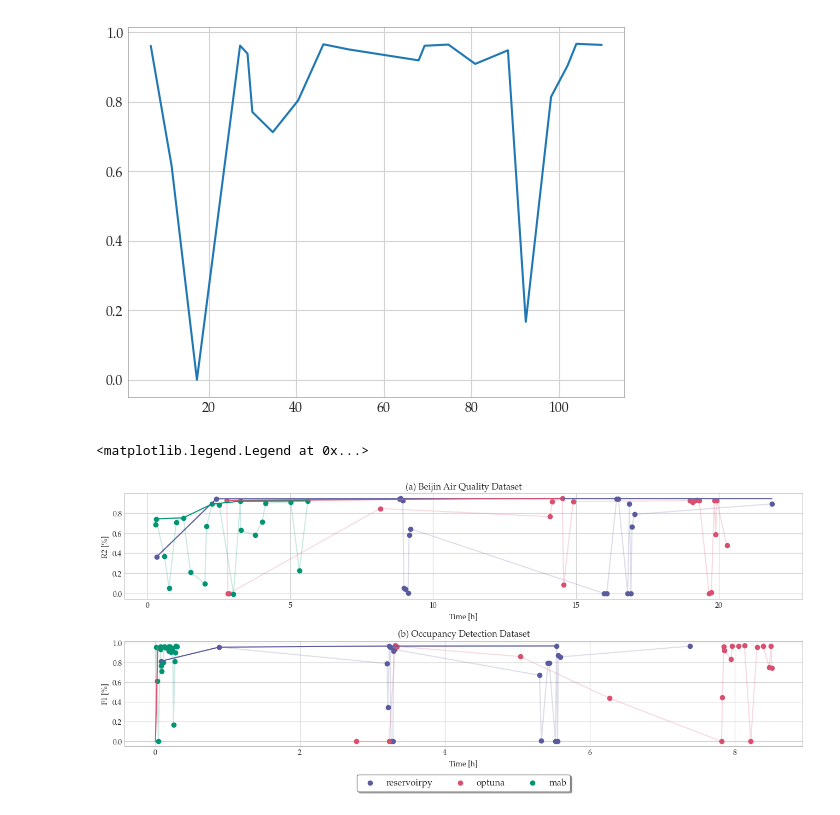
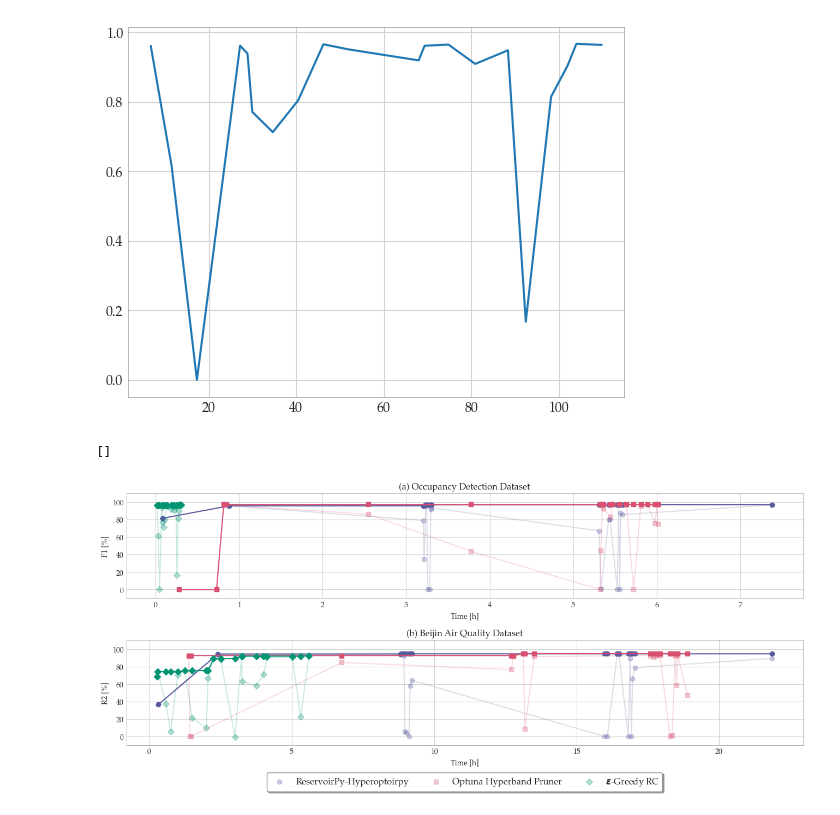
Before and after one commit to MatteoMendula/IJCNN2025, a Jupyter notebook: timelines.ipynb, the cells around one changed output. Drawn from its saved outputs; the diff is of its cells as text; code cells hidden in the pictures.

```diff
--- a/timelines.ipynb
+++ b/timelines.ipynb
@@ -130,7 +130,7 @@ with open(f"{hyperband_base_path}/{hyperband_file}", "r") as f:
 
 
 # subtract the minimum timestamp from all timestamps
-min_timestamp = min([parse_to_ms(ts) for ts in optuna_timestamps]) - 1000
+min_timestamp = min([parse_to_ms(ts) for ts in optuna_timestamps]) - 500
 optuna_timestamps = [parse_to_ms(ts) - min_timestamp for ts in optuna_timestamps]
 
 plt.plot(optuna_timestamps, optuna_r2s )
@@ -304,7 +313,7 @@ for reservoirpy_file in reservoirpy_order:
 for i in range(1, len(reservoirpy_durations_occupancy)):
     reservoirpy_durations_occupancy[i] += reservoirpy_durations_occupancy[i - 1]
 
-# reservoirpy_durations_occupancy[0] = 0
+reservoirpy_durations_occupancy[0] = reservoirpy_durations_occupancy[0]
 
 plt.plot(reservoirpy_durations_occupancy, reservoirpy_f1_occupancy, label="reservoirpy")
 # %% [output]
@@ -332,7 +341,7 @@ with open(f"{hyperband_base_path}/{hyperband_file}", "r") as f:
 
 
 # subtract the minimum timestamp from all timestamps
-min_timestamp = min([parse_to_ms(ts) for ts in optuna_timestamps_occupancy]) - 1000
+min_timestamp = min([parse_to_ms(ts) for ts in optuna_timestamps_occupancy]) - 100
 optuna_timestamps_occupancy = [parse_to_ms(ts) - min_timestamp for ts in optuna_timestamps_occupancy]
 
 plt.plot(optuna_timestamps_occupancy, optuna_f1s_occupancy )
@@ -416,89 +425,120 @@ optuna_f1s_occupancy_best = []
 mab_times_occupancy_best = []
 mab_f1_occupancy_best = []
 
+print(optuna_timestamps_occupancy_best)
+
 for i in range(len(reservoirpy_f1_occupancy)):
     if len(reservoirpy_durations_occupancy_best) == 0 or reservoirpy_f1_occupancy[i] > reservoirpy_f1_occupancy_best[-1]:
         reservoirpy_durations_occupancy_best += [reservoirpy_durations_occupancy[i]]
         reservoirpy_f1_occupancy_best += [reservoirpy_f1_occupancy[i]]
+    else:
+        reservoirpy_f1_occupancy_best += [reservoirpy_f1_occupancy_best[-1]]
+        reservoirpy_durations_occupancy_best += [reservoirpy_durations_occupancy[i]]
 
 for i in range(len(optuna_f1s_occupancy)):
     if len(optuna_timestamps_occupancy_best) == 0 or optuna_f1s_occupancy[i] > optuna_f1s_occupancy_best[-1]:
         optuna_timestamps_occupancy_best += [optuna_timestamps_occupancy[i]]
         optuna_f1s_occupancy_best += [optuna_f1s_occupancy[i]]
+    else:
+        optuna_f1s_occupancy_best += [optuna_f1s_occupancy_best[-1]]
+        optuna_timestamps_occupancy_best += [optuna_timestamps_occupancy[i]]
 
 for i in range(len(mab_f1_occupancy)):
     if len(mab_times_occupancy_best) == 0 or mab_f1_occupancy[i] > mab_f1_occupancy_best[-1]:
         mab_times_occupancy_best += [mab_times_occupancy[i]]
         mab_f1_occupancy_best += [mab_f1_occupancy[i]]
+    else:
+        mab_f1_occupancy_best += [mab_f1_occupancy_best[-1]]
+        mab_times_occupancy_best += [mab_times_occupancy[i]]
 
 
 # parse all time / 360
 reservoirpy_durations_occupancy_best = [x / 360 for x in reservoirpy_durations_occupancy_best]
 reservoirpy_durations_occupancy = [x / 360 for x in reservoirpy_durations_occupancy]
-optuna_timestamps_occupancy_best = [x / 360 for x in optuna_timestamps_best]
+optuna_timestamps_occupancy_best = [x / 360 for x in optuna_timestamps_occupancy_best]
 optuna_timestamps_occupancy = [x / 360 for x in optuna_timestamps_occupancy]
 mab_times_occupancy_best = [x / 360 for x in mab_times_occupancy_best]
 mab_times_occupancy = [x / 360 for x in mab_times_occupancy]
+# %% [output]
+[]
 # %%
 fig, axes = plt.subplots(2, 1, figsize=(16, 6))
 plt.subplots_adjust(hspace=0.4)
 
+markers = [
+    "o",
+    "s",
+    "D",
+    "v",
+]
+
 # Plot 1: CPU and RAM usage
-ax = axes[0]
+ax = axes[1]
 
-ax.plot(reservoirpy_durations_best, reservoirpy_r2_best, color=colors[0])
+ax.plot(reservoirpy_durations_best, reservoirpy_r2_best, color=colors[0], marker=markers[0])
 ax.plot(reservoirpy_durations, reservoirpy_r2, alpha=0.2, color=colors[0])
-ax.scatter(reservoirpy_durations, reservoirpy_r2, label="reservoirpy", color=colors[0])
+ax.scatter(reservoirpy_durations, reservoirpy_r2, label="ReservoirPy-Hyperoptoirpy", color=colors[0], marker=markers[0], alpha=0.3)
 
-ax.plot(optuna_timestamps_best, optuna_r2s_best, color=colors[1])
+ax.plot(optuna_timestamps_best, optuna_r2s_best, color=colors[1], marker=markers[1])
 ax.plot(optuna_timestamps, optuna_r2s, alpha=0.2, color=colors[1])
-ax.scatter(optuna_timestamps, optuna_r2s, label="optuna", color=colors[1])
+ax.scatter(optuna_timestamps, optuna_r2s, label="Optuna Hyperband Pruner", color=colors[1], marker=markers[1], alpha=0.3)
 
-ax.plot(mab_times_best, mab_r2_best, color=colors[2])
+ax.plot(mab_times_best, mab_r2_best, color=colors[2], marker=markers[2])
 ax.plot(mab_times, mab_r2, alpha=0.2, color=colors[2])
-ax.scatter(mab_times, mab_r2, label="mab", color=colors[2])
+ax.scatter(mab_times, mab_r2, label=r"$\epsilon$"+"-Greedy RC", color=colors[2], marker=markers[2], alpha=0.3)
 # place legend bottom right
 # ax.legend(loc="lower right")
 ax.set_ylabel("R2 [%]")
 ax.set_xlabel("Time [h]")
-ax.set_title("(a) Beijin Air Quality Dataset")
+ax.set_title("(b) Beijin Air Quality Dataset")
+ax.legend(loc='center', bbox_to_anchor=(0.5, -0.35), fancybox=True, shadow=True, ncol=3, fontsize=12)
+ax.set_ylim(-0.1, 1.1)
+ax.set_yticks([0, 0.2, 0.4, 0.6, 0.8, 1])
+# set y labels
+ax.set_yticklabels([0, '20', '40', '60', '80', '100'])
 
 # ax.set_yscale('symlog', linthresh=0.8)  # Linear scale near 0, log scale otherwise
 
 # Customizing ticks
 # ax.set_yticks([-300, 0, 0.5, 0.9])
 # ax.set_yticklabels(['-300', '0', '0.5', '0.9'])
 
 # ---------------------------------------------------------------------------
 
-ax = axes[1]
+ax = axes[0]
 
-ax.plot(reservoirpy_durations_occupancy_best, reservoirpy_f1_occupancy_best, color=colors[0])
+ax.plot(reservoirpy_durations_occupancy_best, reservoirpy_f1_occupancy_best, color=colors[0], marker=markers[0], label="ReservoirPy-Hyperopt")
 ax.plot(reservoirpy_durations_occupancy, reservoirpy_f1_occupancy, alpha=0.2, color=colors[0])
-ax.scatter(reservoirpy_durations_occupancy, reservoirpy_f1_occupancy, label="reservoirpy", color=colors[0])
+ax.scatter(reservoirpy_durations_occupancy, reservoirpy_f1_occupancy, color=colors[0], marker=markers[0], alpha=0.3)
 
-ax.plot(optuna_timestamps_occupancy_best, optuna_f1s_occupancy_best, color=colors[1])
+ax.plot(optuna_timestamps_occupancy_best, optuna_f1s_occupancy_best, color=colors[1], marker=markers[1], label="Optuna Hyperband Pruner")
 ax.plot(optuna_timestamps_occupancy, optuna_f1s_occupancy, alpha=0.2, color=colors[1])
-ax.scatter(optuna_timestamps_occupancy, optuna_f1s_occupancy, label="optuna", color=colors[1])
+ax.scatter(optuna_timestamps_occupancy, optuna_f1s_occupancy, color=colors[1], marker=markers[1], alpha=0.3)
 
-ax.plot(mab_times_occupancy_best, mab_f1_occupancy_best, color=colors[2])
+ax.plot(mab_times_occupancy_best, mab_f1_occupancy_best, color=colors[2], marker=markers[2], label=r"$\epsilon$"+"-Greedy RC")
 ax.plot(mab_times_occupancy, mab_f1_occupancy, alpha=0.2, color=colors[2])
-ax.scatter(mab_times_occupancy, mab_f1_occupancy, label="mab", color=colors[2])
+ax.scatter(mab_times_occupancy, mab_f1_occupancy, color=colors[2], marker=markers[2], alpha=0.3)
 
 # place legend bottom right
 # ax.legend(loc="lower right")
 
 ax.set_ylabel("F1 [%]")
 ax.set_xlabel("Time [h]")
-ax.set_title("(b) Occupancy Detection Dataset")
+ax.set_title("(a) Occupancy Detection Dataset")
+ax.set_ylim(-0.1, 1.1)
+ax.set_yticks([0, 0.2, 0.4, 0.6, 0.8, 1])
+# set y labels
+ax.set_yticklabels([0, '20', '40', '60', '80', '100'])
 # set legend font size to 12
-ax.legend(loc='center', bbox_to_anchor=(0.5, -0.35), fancybox=True, shadow=True, ncol=3, fontsize=12)
 
 # ax.set_yscale('symlog', linthresh=0.95)  # Linear scale near 0, log scale otherwise
 
 # # Customizing ticks
 # ax.set_yticks([0, 0.5, 0.9])
 # ax.set_yticklabels(['0', '0.5', '0.9'])
+
+
+# save
+plt.savefig("timeline.pdf", bbox_inches='tight')
 # %% [output]
-<matplotlib.legend.Legend at 0x...>
-[figure, old version]
+[figure, new version]
```
Also changed, not shown: parts of 4 cells of this notebook, 16 other files.
